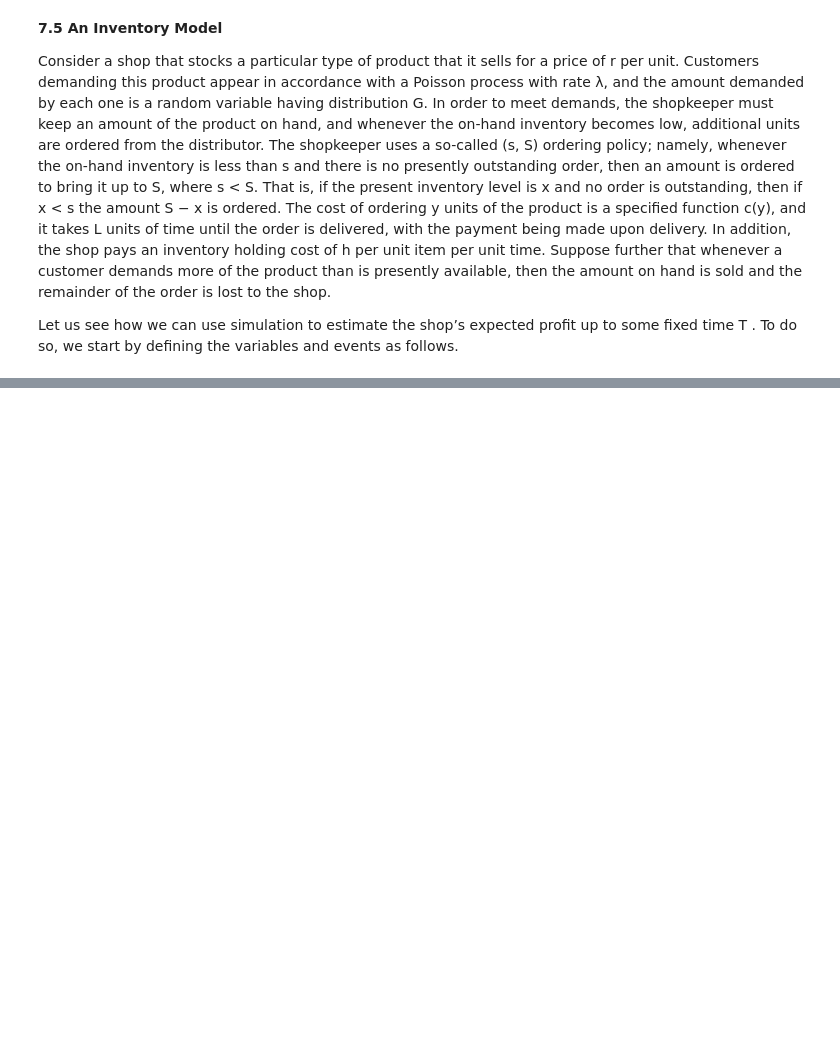
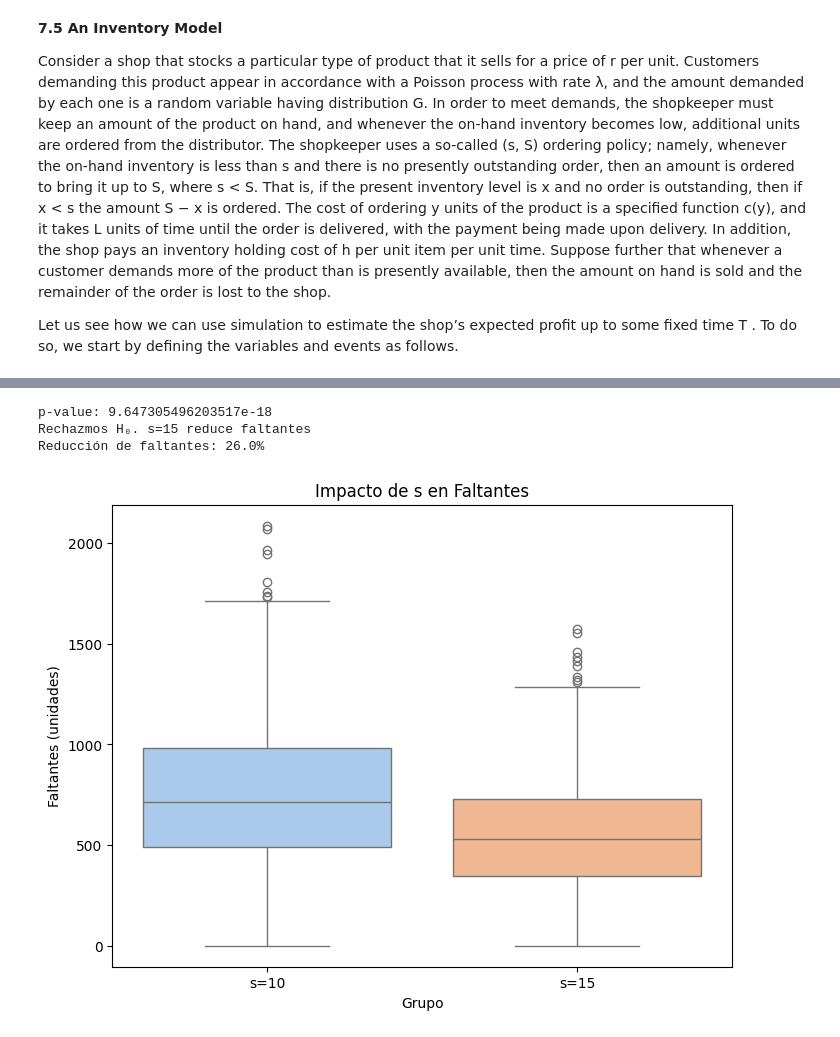
Before and after one commit to gaboCiber/Inventory_Stock, a Jupyter notebook: inventory.ipynb, the cells around one changed output, grey strips where cells are left out. Saved outputs shown, nothing was run; the diff lists cells and outputs as text; code cells hidden in the pictures; blank space fills up the shorter version.

```diff
--- a/inventory.ipynb
+++ b/inventory.ipynb
@@ -518,0 +660,34 @@ df_results = plot_correlation_heatmap(results, products_config)
+# %%
+# Datos simulados (ejemplo)
+faltantes_s10 = results['total_lost_sales']  # 500 valores con s=10
+faltantes_s15 = results2['total_lost_sales']  # 500 valores con s=15
+
+stat, p_value = mannwhitneyu(faltantes_s10, faltantes_s15, alternative='greater')
+print(f"p-value: {p_value}")
+
+if p_value < 0.05:
+    print("Rechazmos H₀. s=15 reduce faltantes")
+else:
+    print("H₀ se cumple. s=15 no reduce faltantes")
+# Si p-value < 0.05, rechazamos H₀: s=15 reduce faltantes.
+
+reduccion = (np.mean(faltantes_s10) - np.mean(faltantes_s15)) / np.mean(faltantes_s10) * 100
+print(f"Reducción de faltantes: {reduccion:.1f}%")
+
+# Crear un DataFrame para Seaborn
+data = pd.DataFrame({
+    'Faltantes': faltantes_s10 + faltantes_s15,
+    'Grupo': ['s=10'] * len(faltantes_s10) + ['s=15'] * len(faltantes_s15)
+})
+
+# Boxplot correcto
+plt.figure(figsize=(8, 6))
+sns.boxplot(data=data, x='Grupo', y='Faltantes', hue='Grupo', palette='pastel')
+plt.ylabel('Faltantes (unidades)')
+plt.title('Impacto de s en Faltantes')
+plt.show()
+# %% [output]
+p-value: 9.647305496203517e-18
+Rechazmos H₀. s=15 reduce faltantes
+Reducción de faltantes: 26.0%
+[figure, added]
```
Also changed, not shown: parts of 15 cells of this notebook.
